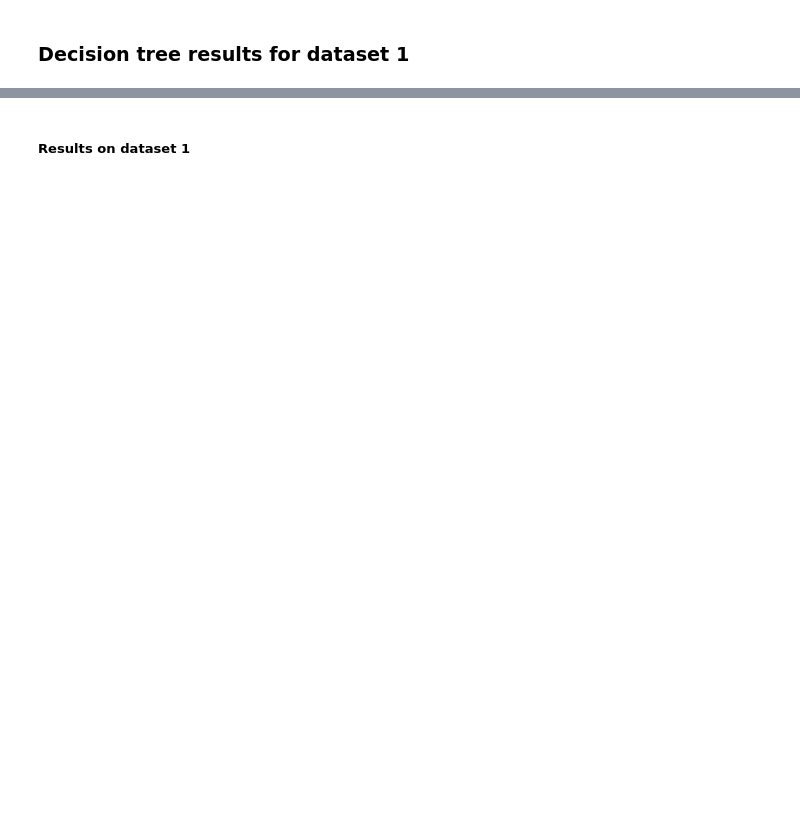
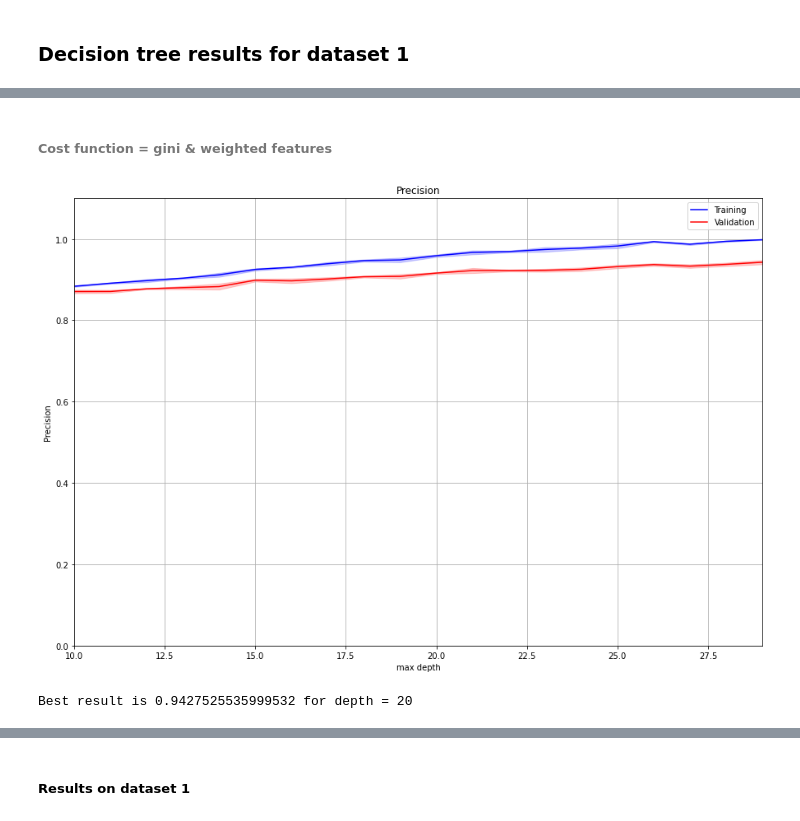
Before and after one commit to nono9212/COMP551_HM1, a Jupyter notebook: Homework.ipynb, the cells around one changed output, grey strips where cells are left out. Saved outputs shown, nothing was run; the diff lists cells and outputs as text; code cells hidden in the pictures; blank space fills up the shorter version.

```diff
--- a/Homework.ipynb
+++ b/Homework.ipynb
@@ -830 +1091,9 @@ def decision_tree(training_features, training_labels, to_predict_features,
+# %%
+weighted_dataset_adult = normalized_dataset_adult.copy(deep=True)
+weights = features_importance(normalized_dataset_adult, labels_adult_75, criterion='gini', splitter='best')
+weight_features(weighted_dataset_adult, weights)
+
+
+weighted_test_dataset_adult = normalized_test_dataset_adult.copy(deep=True)
+weight_features(weighted_test_dataset_adult, weights)
 # %% [markdown]
@@ -833,0 +1113,13 @@ def decision_tree(training_features, training_labels, to_predict_features,
+# %% [markdown]
+###### Cost function = gini & weighted features
+# %%
+if(USE_IMAGES_INSTEAD_OF_COMPUTING):
+    display(Image("./img/decision_tree_gini_weighted.png"))
+else:
+    (mean_trainings, std_trainings, mean_validations, std_validations) =decision_tree_influence_fixed_datasize(list(range(10, 30)), weighted_dataset_adult, labels_adult_75, N, loss_="manhattan",
+                                         criterion='gini', folds = 5, show_time=False, visualize=True)
+
+    print(f"Best result is {max(mean_validations)} for depth = {mean_validations.index(max(mean_validations)) + 1}")
+# %% [output]
+[figure, added]
+Best result is 0.9427525535999532 for depth = 20
```
Also changed, not shown: parts of 41 cells of this notebook, 5 other files.
